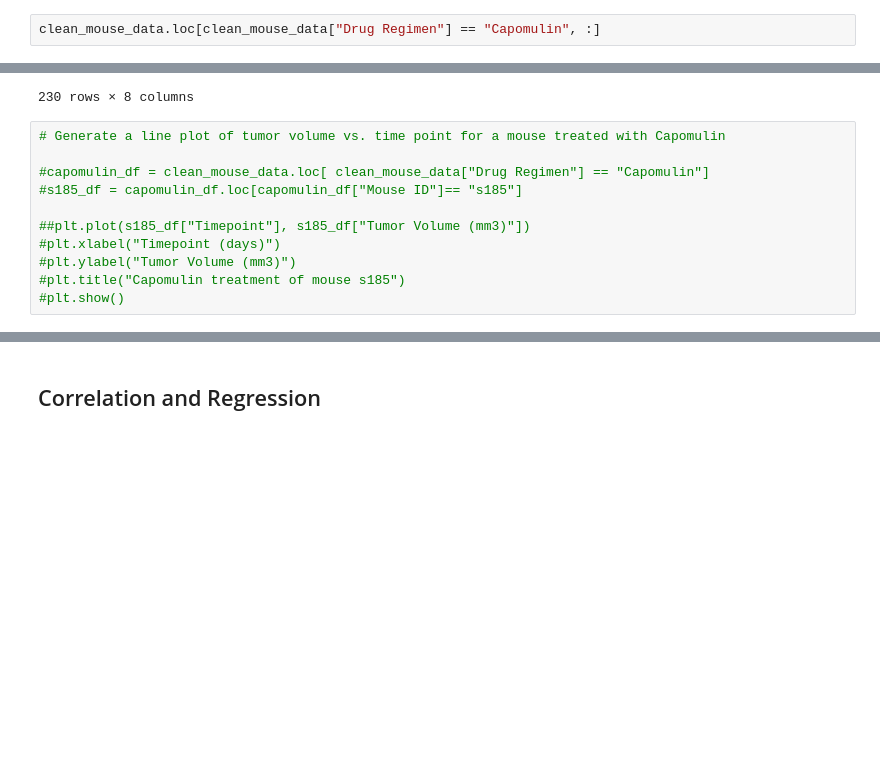
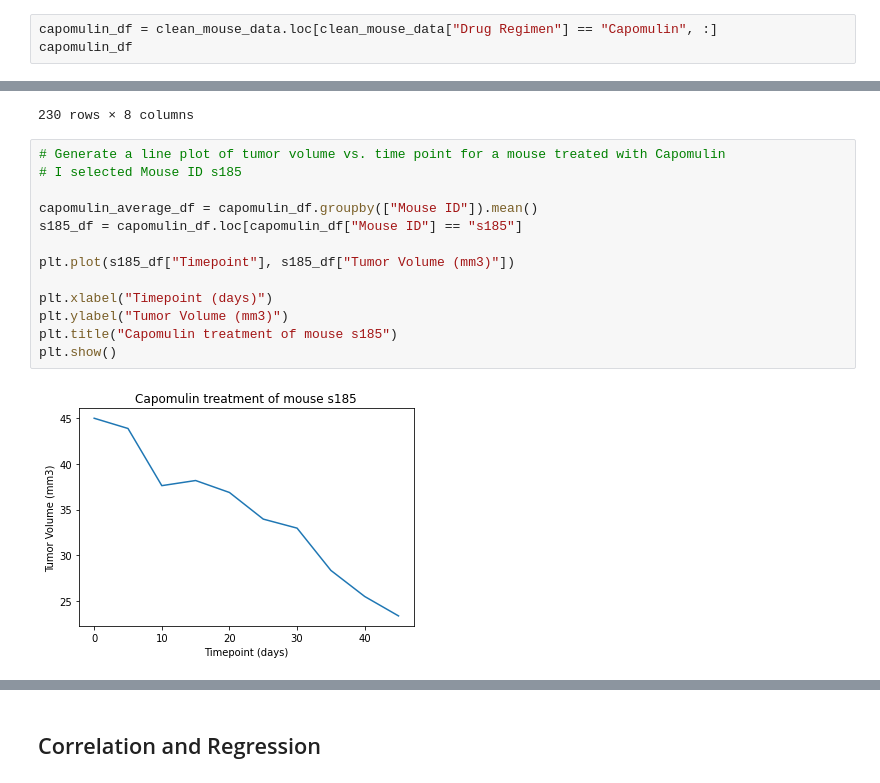
Before and after one commit to fromjandp/Pymaceuticals-Challenge, a Jupyter notebook: pymaceuticals_starter.ipynb, the cells around one changed output, grey strips where cells are left out. Drawn from its saved outputs; the diff is of its cells as text; blank space fills up the shorter version.

Commit message:
completed line/scatter plots

```diff
--- a/pymaceuticals_starter.ipynb
+++ b/pymaceuticals_starter.ipynb
@@ -279,7 +279,8 @@ plt.show()
 # %% [markdown]
 ## Line and Scatter Plots
 # %%
-clean_mouse_data.loc[clean_mouse_data["Drug Regimen"] == "Capomulin", :]
+capomulin_df = clean_mouse_data.loc[clean_mouse_data["Drug Regimen"] == "Capomulin", :]
+capomulin_df
 # %% [output]
 |  | Mouse ID | Drug Regimen | Sex | Age_months | Weight (g) | Timepoint | Tumor Volume (mm3) | ... |
 | 10 | s185 | Capomulin | Female | 3 | 17 | 0 | 45.000000 | ... |
@@ -296,12 +297,16 @@ clean_mouse_data.loc[clean_mouse_data["Drug Regimen"] == "Capomulin", :]
 230 rows × 8 columns
 # %%
 # Generate a line plot of tumor volume vs. time point for a mouse treated with Capomulin
+# I selected Mouse ID s185
 
-#capomulin_df = clean_mouse_data.loc[ clean_mouse_data["Drug Regimen"] == "Capomulin"]
-#s185_df = capomulin_df.loc[capomulin_df["Mouse ID"]== "s185"]
+capomulin_average_df = capomulin_df.groupby(["Mouse ID"]).mean()
+s185_df = capomulin_df.loc[capomulin_df["Mouse ID"] == "s185"]
 
-##plt.plot(s185_df["Timepoint"], s185_df["Tumor Volume (mm3)"])
-#plt.xlabel("Timepoint (days)")
-#plt.ylabel("Tumor Volume (mm3)")
-#plt.title("Capomulin treatment of mouse s185")
-#plt.show()
+plt.plot(s185_df["Timepoint"], s185_df["Tumor Volume (mm3)"])
+
+plt.xlabel("Timepoint (days)")
+plt.ylabel("Tumor Volume (mm3)")
+plt.title("Capomulin treatment of mouse s185")
+plt.show()
+# %% [output]
+[figure, added]
```
Also changed, not shown: parts of 4 cells of this notebook.
